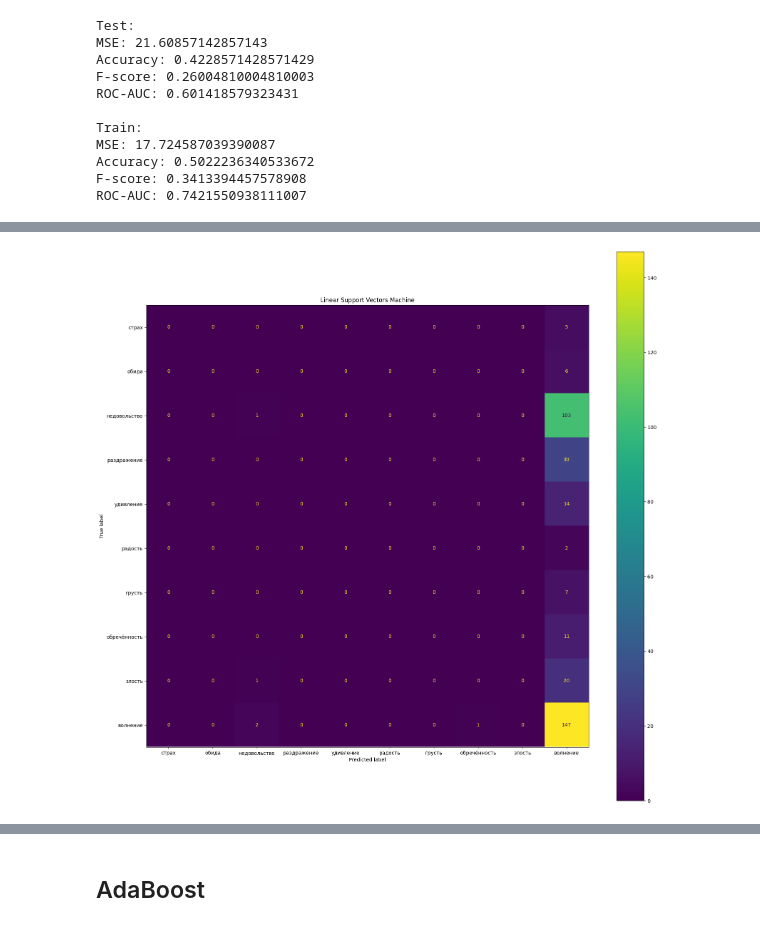
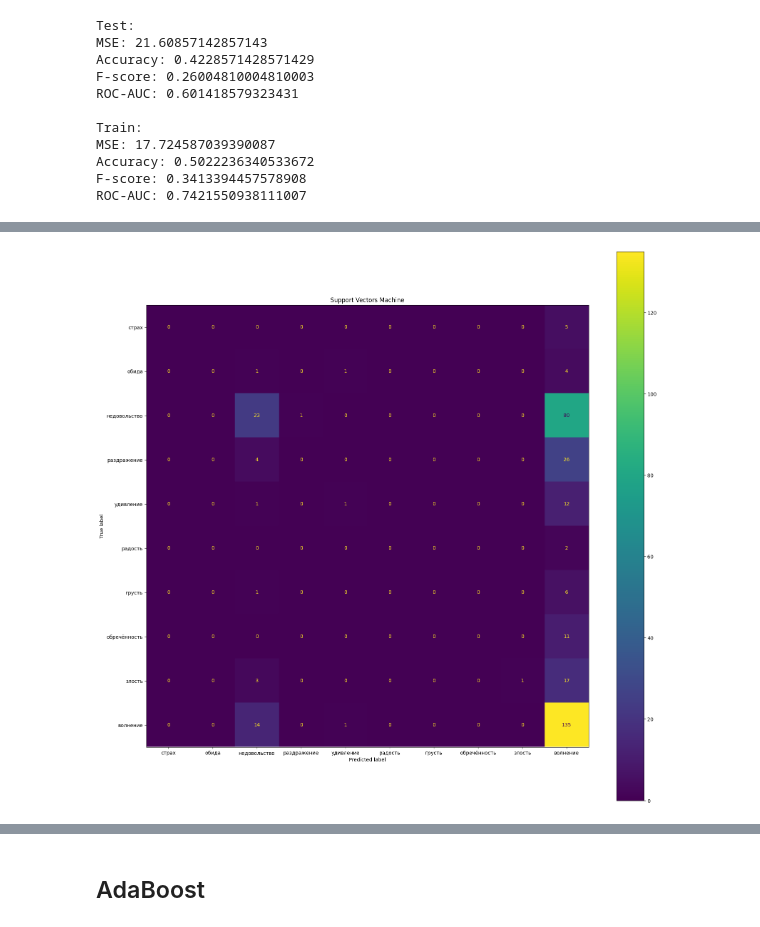
Before and after one commit to ZovutVanya/work_in_progress, a Jupyter notebook: ml_models_testing.ipynb, the cells around one changed output, grey strips where cells are left out. Saved outputs shown, nothing was run; the diff lists cells and outputs as text; code cells hidden in the pictures.

```diff
--- a/ml_models_testing.ipynb
+++ b/ml_models_testing.ipynb
@@ -234,14 +280,14 @@ parameters = {
 # %%
 dec_tree = DecisionTreeClassifier(random_state=42)
 # %%
-dt_grid = GridSearchCV(estimator=dec_tree,
-                       param_grid=parameters,
-                       scoring=None,
-                       refit=True,
-                       verbose=4,
-                       pre_dispatch="2*n_jobs",
-                    #    error_score=...,
-                       return_train_score=False,
-                       cv=5,
-                       n_jobs=-1)
-dt_grid.fit(X_train, y_train)
+# dt_grid = GridSearchCV(estimator=dec_tree,
+#                        param_grid=parameters,
+#                        scoring=None,
+#                        refit=True,
+#                        verbose=4,
+#                        pre_dispatch="2*n_jobs",
+#                     #    error_score=...,
+#                        return_train_score=False,
+#                        cv=5,
+#                        n_jobs=-1)
+# dt_grid.fit(X_train, y_train)
@@ -314,13 +325,6 @@ MSE: 16.524142312579414
 Accuracy: 0.5212833545108005
 F-score: 0.41395386676876444
 ROC-AUC: 0.731131711478304
-# %%
-def show_conf_matrx(y_real: ArrayLike, y_preds: ArrayLike, classes: ArrayLike, title: str="") -> None:
-    fig, ax = plt.subplots(figsize=(20, 20))
-    ax.set_title(title)
-    cm_rfc = confusion_matrix(y_real, y_preds)
-    disp_rfc = ConfusionMatrixDisplay(cm_rfc, display_labels=[letter2emo[num2emo[klas]] for klas in classes])
-    disp_rfc.plot(include_values=True, cmap="viridis", ax=ax, colorbar=True)
 # %%
 show_conf_matrx(y_test, dec_tree.predict(X_test), dec_tree.classes_, "Decision Tree")
 # %% [output]
@@ -499,3 +625,13 @@ MSE: 17.724587039390087
 Accuracy: 0.5022236340533672
 F-score: 0.3413394457578908
 ROC-AUC: 0.7421550938111007
+# %%
+svm = SVC(random_state = 42,
+          C=2,
+          probability=True)
+svm.fit(X=X_train, y=y_train)
+
+print("Test:")
+print_metrics(svm.predict(X_test), y_test, svm.predict_proba(X_test))
+print("\nTrain:")
+print_metrics(svm.predict(X_train), y_train, svm.predict_proba(X_train))
@@ -502,4 +650,4 @@ ROC-AUC: 0.7421550938111007
 # %%
-show_conf_matrx(y_test, linSVM.predict(X_test), linSVM.classes_, "Linear Support Vectors Machine")
+show_conf_matrx(y_test, svm.predict(X_test), svm.classes_, "Support Vectors Machine")
 # %% [output]
-[figure, old version]
+[figure, new version]
```
Also changed, not shown: parts of 32 cells of this notebook, 3 other files.
